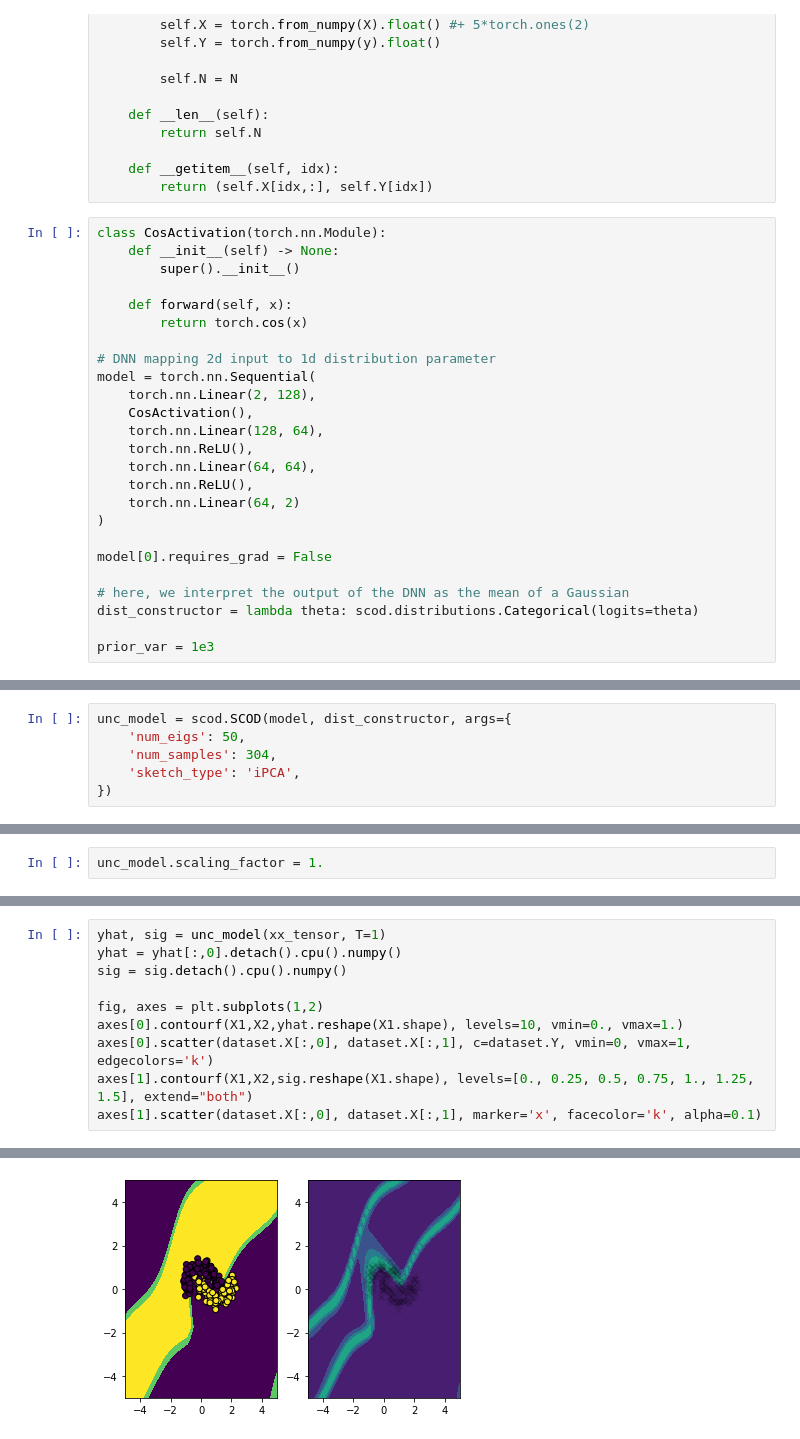
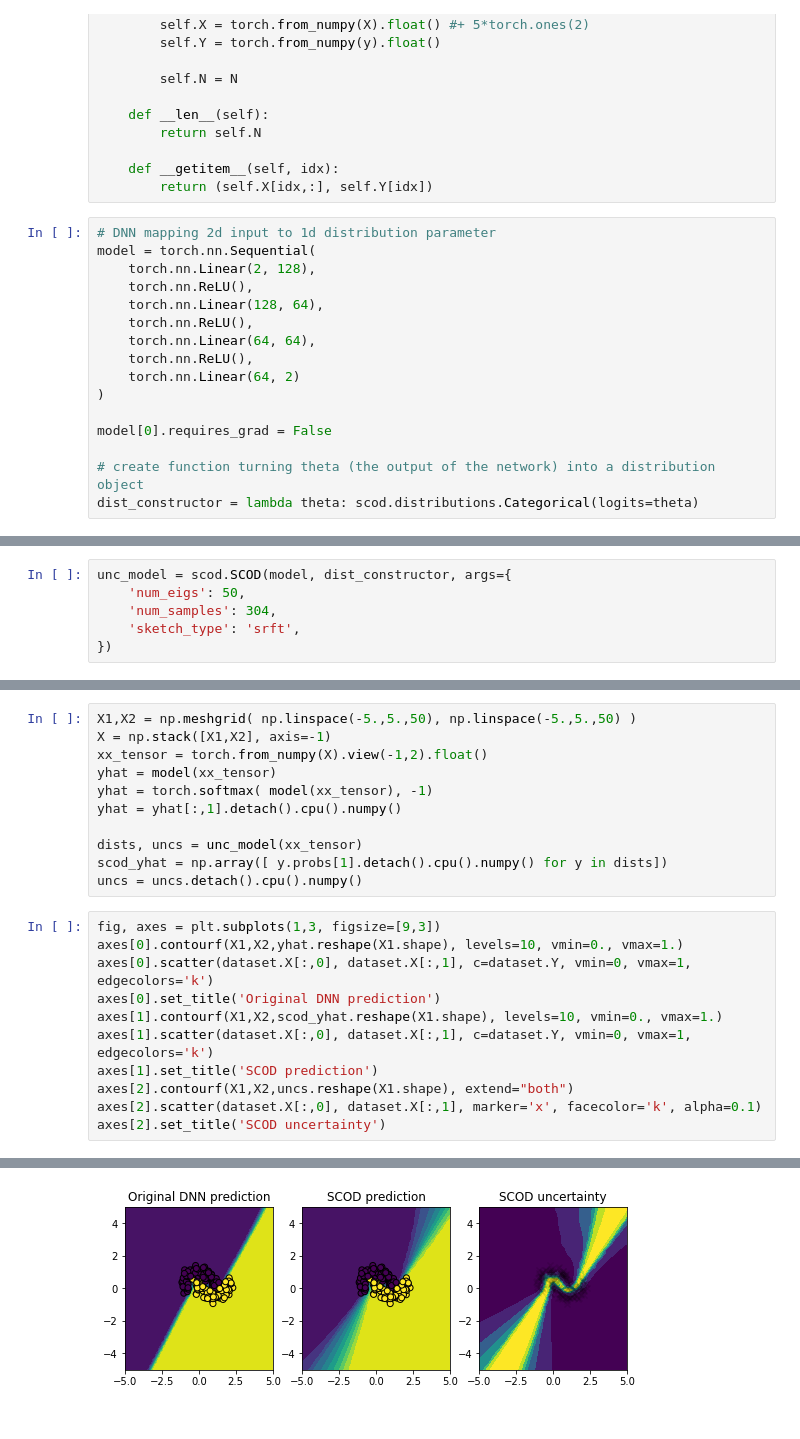
Before and after one commit to StanfordASL/scod-module, a Jupyter notebook: demos/2d_classification_demo.ipynb, the cells around one changed output, grey strips where cells are left out. Saved outputs shown, nothing was run; the diff lists cells and outputs as text.

```diff
--- a/demos/2d_classification_demo.ipynb
+++ b/demos/2d_classification_demo.ipynb
@@ -39,17 +38,10 @@ class TwoMoonsDataset(torch.utils.data.Dataset):
     def __getitem__(self, idx):
         return (self.X[idx,:], self.Y[idx])
 # %%
-class CosActivation(torch.nn.Module):
-    def __init__(self) -> None:
-        super().__init__()
-
-    def forward(self, x):
-        return torch.cos(x)
-
 # DNN mapping 2d input to 1d distribution parameter
 model = torch.nn.Sequential(
     torch.nn.Linear(2, 128),
-    CosActivation(),
+    torch.nn.ReLU(),
     torch.nn.Linear(128, 64),
     torch.nn.ReLU(),
     torch.nn.Linear(64, 64),
@@ -59,7 +51,5 @@ model = torch.nn.Sequential(
 
 model[0].requires_grad = False
 
-# here, we interpret the output of the DNN as the mean of a Gaussian
+# create function turning theta (the output of the network) into a distribution object
 dist_constructor = lambda theta: scod.distributions.Categorical(logits=theta)
-
-prior_var = 1e3
@@ -115,6 +95,6 @@ plt.scatter(dataset.X[:,0], dataset.X[:,1], c=dataset.Y, vmin=0., vmax=1, edgeco
 unc_model = scod.SCOD(model, dist_constructor, args={
     'num_eigs': 50,
     'num_samples': 304,
-    'sketch_type': 'iPCA',
+    'sketch_type': 'srft',
 })
 # %% [output]
@@ -126,2 +108,0 @@ computing basis
-# %%
-unc_model.scaling_factor = 1.
@@ -154,11 +116,23 @@ torch.Size([10, 2])
+# %%
+X1,X2 = np.meshgrid( np.linspace(-5.,5.,50), np.linspace(-5.,5.,50) )
+X = np.stack([X1,X2], axis=-1)
+xx_tensor = torch.from_numpy(X).view(-1,2).float()
+yhat = model(xx_tensor)
+yhat = torch.softmax( model(xx_tensor), -1)
+yhat = yhat[:,1].detach().cpu().numpy()
+
+dists, uncs = unc_model(xx_tensor)
+scod_yhat = np.array([ y.probs[1].detach().cpu().numpy() for y in dists])
+uncs = uncs.detach().cpu().numpy()
 # %%
-yhat, sig = unc_model(xx_tensor, T=1)
-yhat = yhat[:,0].detach().cpu().numpy()
-sig = sig.detach().cpu().numpy()
-
-fig, axes = plt.subplots(1,2)
+fig, axes = plt.subplots(1,3, figsize=[9,3])
 axes[0].contourf(X1,X2,yhat.reshape(X1.shape), levels=10, vmin=0., vmax=1.)
 axes[0].scatter(dataset.X[:,0], dataset.X[:,1], c=dataset.Y, vmin=0, vmax=1, edgecolors='k')
-axes[1].contourf(X1,X2,sig.reshape(X1.shape), levels=[0., 0.25, 0.5, 0.75, 1., 1.25, 1.5], extend="both")
-axes[1].scatter(dataset.X[:,0], dataset.X[:,1], marker='x', facecolor='k', alpha=0.1)
+axes[0].set_title('Original DNN prediction')
+axes[1].contourf(X1,X2,scod_yhat.reshape(X1.shape), levels=10, vmin=0., vmax=1.)
+axes[1].scatter(dataset.X[:,0], dataset.X[:,1], c=dataset.Y, vmin=0, vmax=1, edgecolors='k')
+axes[1].set_title('SCOD prediction')
+axes[2].contourf(X1,X2,uncs.reshape(X1.shape), extend="both")
+axes[2].scatter(dataset.X[:,0], dataset.X[:,1], marker='x', facecolor='k', alpha=0.1)
+axes[2].set_title('SCOD uncertainty')
 # %% [output]
@@ -167 +140 @@ torch.Size([2500, 2])
-[figure, old version]
+[figure, new version]
```
Also changed, not shown: parts of 12 cells of this notebook, 3 other files.
